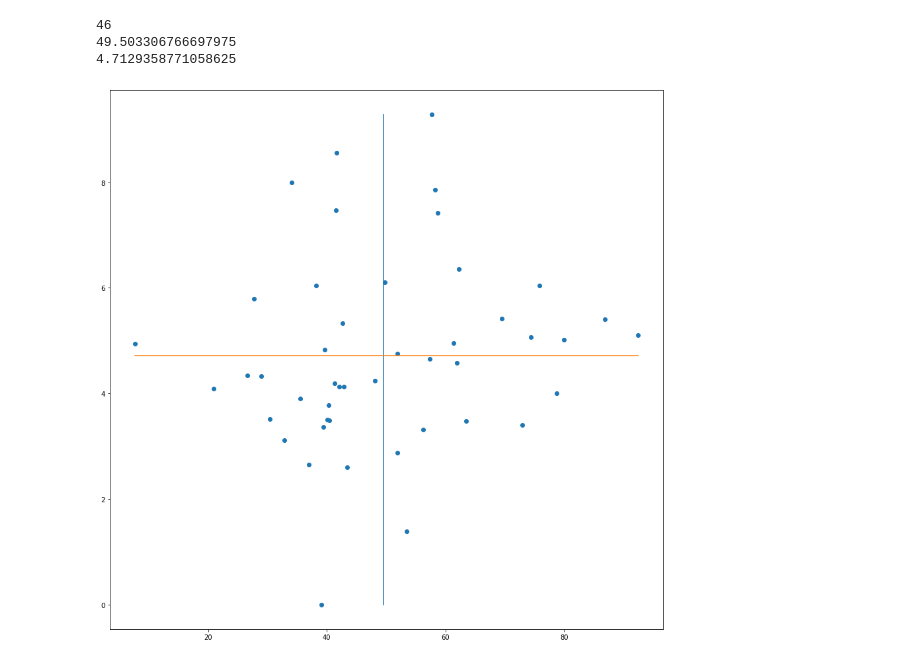
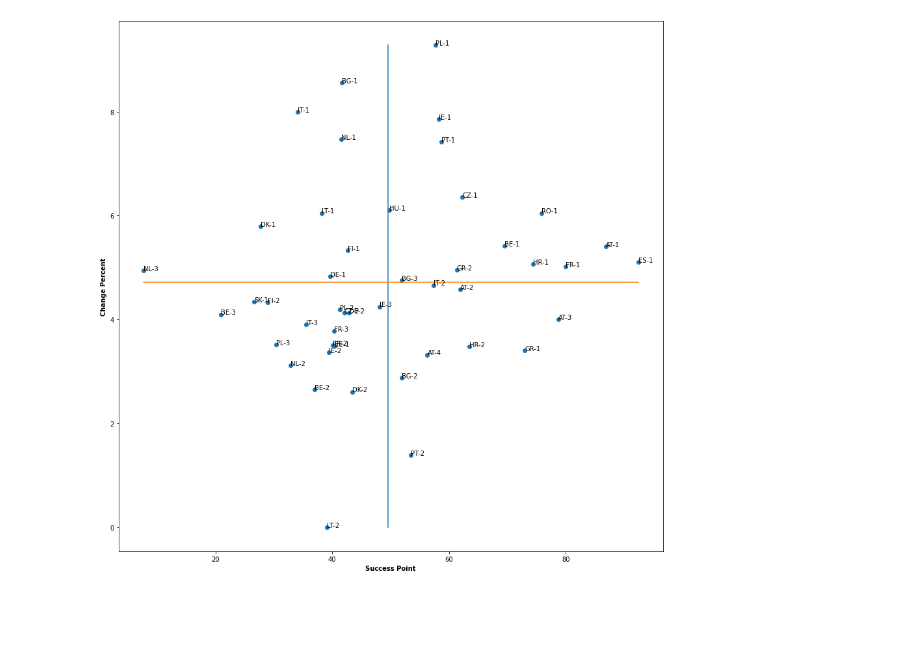
Before and after one commit to furkan116/covid-lockdown-data, a Jupyter notebook: main.ipynb, the cells around one changed output. Saved outputs shown, nothing was run; the diff lists cells and outputs as text; code cells hidden in the pictures; blank space fills up the shorter version.

```diff
--- a/main.ipynb
+++ b/main.ipynb
@@ -217,27 +199,38 @@ with open('sonuc.csv', 'w') as csv_file:
          lockdown.lockdown_end_date,
          lockdown.fixed_success_point,
          lockdown.get_change_percent()]  for lockdown in lockdowns])
-# %%
-plt.figure(figsize=(15, 15))
-#plt.yticks([0, 10, 20, 50, 100, 200, 500, 1000])
-y = [lockdown.get_change_percent() for lockdown in lockdowns]
-x = [lockdown.fixed_success_point for lockdown in lockdowns]
-print(len(lockdowns))
-mean = statistics.mean(x)
-print(mean)
-
-min_y = min(y)
-y = [log(v-min_y+1) for v in y]
-min_y = min(y)
-max_y = max(y)
-print(statistics.mean(y))
-#plt.axline((mean,0), (mean, max_y))
-plt.plot((mean, mean), (0, max_y))
-plt.plot((min(x), max(x)), (statistics.mean(y), statistics.mean(y)))
-plt.scatter(x, y)#evet ben bir kısmını yaptım bir kısmı kaldı internet
-plt.show()#hazırım browsera gidiyom
-# %% [output]
-46
-49.503306766697975
-4.7129358771058625
-[figure, removed]
+# %%
+plt.figure(figsize=(15, 15))
+y = [lockdown.get_change_percent() for lockdown in lockdowns]
+x = [lockdown.fixed_success_point for lockdown in lockdowns]
+z = []
+lastest_dict = {}
+for lockdown in lockdowns:
+    if lockdown.country_code in lastest_dict:
+        lastest_dict[lockdown.country_code] = lastest_dict[lockdown.country_code] + 1
+    else:
+        lastest_dict[lockdown.country_code] = 1
+    z.append("{}-{}".format(lockdown.country_code, lastest_dict[lockdown.country_code]))
+#z = [lockdown.country_code for  lockdown in lockdowns]
+
+min_y = min(y)
+y = [log(v-min_y+1) for v in y]
+mean_x = statistics.mean(x)
+mean_y = statistics.mean(y)
+min_y = min(y)
+max_y = max(y)
+min_x = min(x)
+max_x = max(x)
+
+plt.plot((mean_x, mean_x), (0, max_y))
+plt.plot((min_x, max_x), (mean_y, mean_y))
+plt.scatter(x, y)
+plt.xlabel('Success Point',
+               fontweight ='bold')
+plt.ylabel('Change Percent',
+               fontweight ='bold')
+for country_code, success, change in zip(z, x, y):
+    plt.annotate(country_code, (success, change))
+plt.show()
+# %% [output]
+[figure, added]
```
Also changed, not shown: parts of 1 cell of this notebook, 1 other file.
